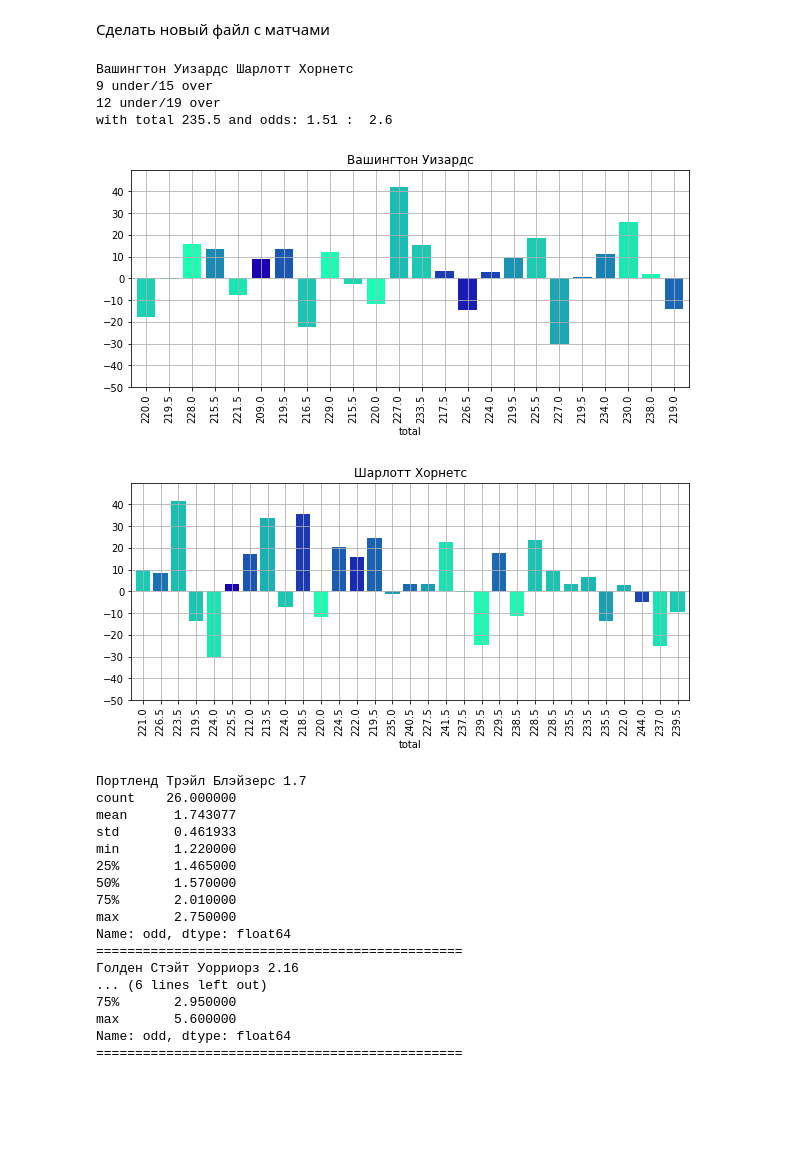
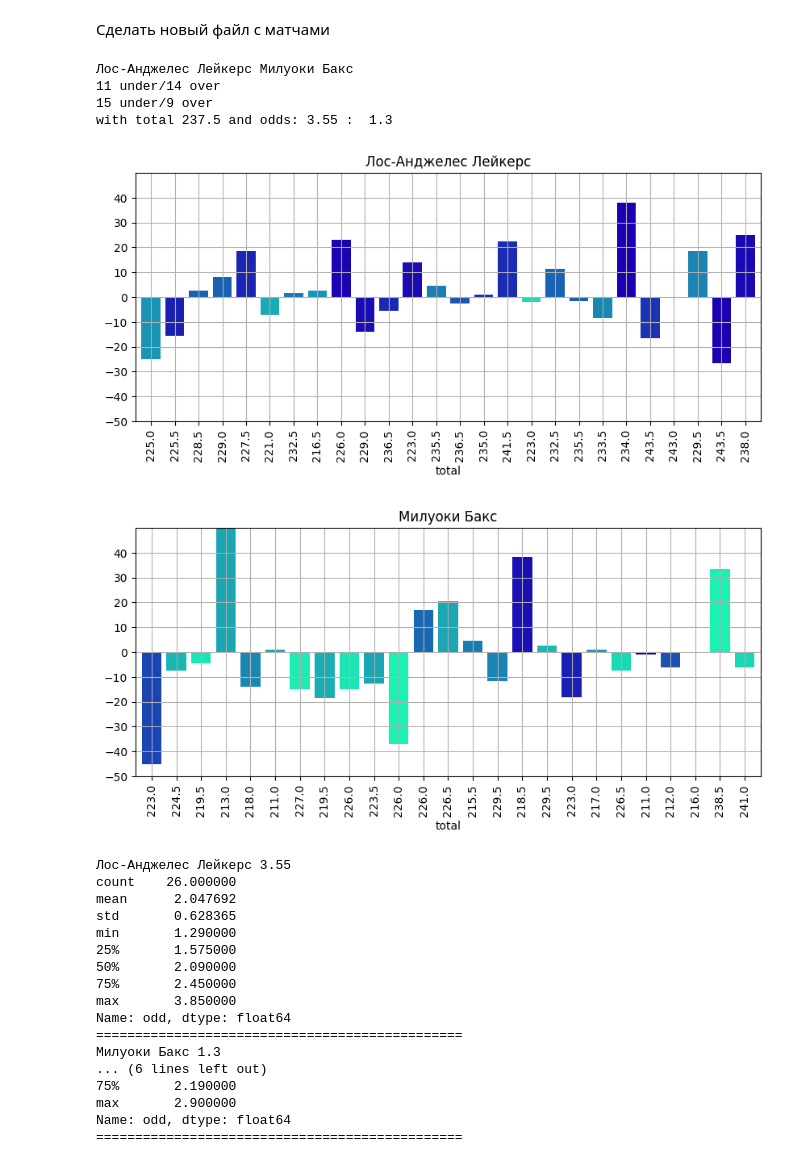
Before and after one commit to glahiator/basket_total, a Jupyter notebook: analyze.ipynb, the cells around one changed output. Saved outputs shown, nothing was run; the diff lists cells and outputs as text; code cells hidden in the pictures; blank space fills up the shorter version.

Commit message:
Update today deffs

```diff
--- a/analyze.ipynb
+++ b/analyze.ipynb
@@ -220,26 +220,26 @@ def complete_match_place(home, away, total):
 # %%
 import datetime, json
 import pandas as pd
 
 today = pd.read_json("storage/today.json" )
 del today["id"]
 del today["gandicap"]
 
-m = today.iloc[0]
+m = today.iloc[3]
 home_res_str = get_team_chrono_delta_place_odd(m['home'], m['total'], 'home', m['odd_h'] )
 away_res_str = get_team_chrono_delta_place_odd(m['away'], m['total'], 'away', m['odd_a'] )
 
 print(  m['home'],  m['away'])
 print(home_res_str)
 print(away_res_str)
 print( f"with total {m['total']} and odds: {m['odd_h']} :  {m['odd_a']}")
 # %% [output]
-Вашингтон Уизардс Шарлотт Хорнетс
-9 under/15 over
-12 under/19 over
-with total 235.5 and odds: 1.51 :  2.6
+Лос-Анджелес Лейкерс Милуоки Бакс
+11 under/14 over
+15 under/9 over
+with total 237.5 and odds: 3.55 :  1.3
-[figure, old version]
+[figure, new version]
-[figure, old version]
+[figure, new version]
 # %%
 print( m['home'], m['odd_h'])
 print(get_team_chrono_odd_place( m['home'], 'home' ))
@@ -248,21 +248,21 @@ print( m['away'], m['odd_a'])
 print(get_team_chrono_odd_place( m['away'], 'away' ))
 print('===============================================')
 # %% [output]
-Портленд Трэйл Блэйзерс 1.7
+Лос-Анджелес Лейкерс 3.55
 count    26.000000
-mean      1.743077
-std       0.461933
-min       1.220000
-25%       1.465000
-50%       1.570000
-75%       2.010000
-max       2.750000
+mean      2.047692
+std       0.628365
+min       1.290000
+25%       1.575000
+50%       2.090000
+75%       2.450000
+max       3.850000
 Name: odd, dtype: float64
 ===============================================
-Голден Стэйт Уорриорз 2.16
+Милуоки Бакс 1.3
 ... (6 lines left out)
-75%       2.950000
-max       5.600000
+75%       2.190000
+max       2.900000
 Name: odd, dtype: float64
 ===============================================
 # %%
```
Also changed, not shown: parts of 2 cells of this notebook, 3 other files.
